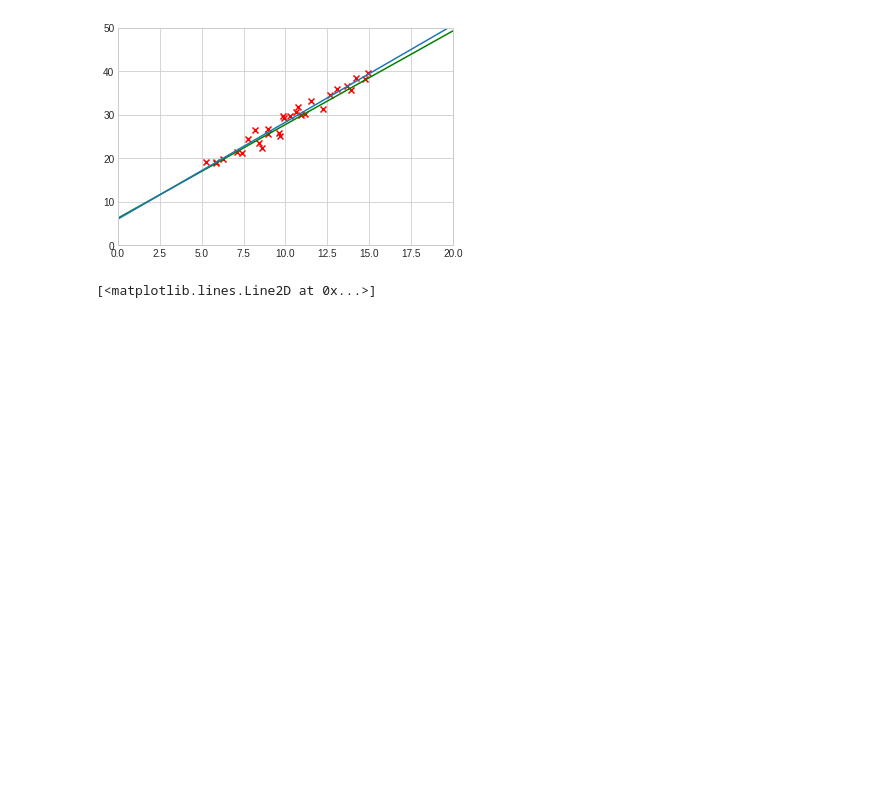
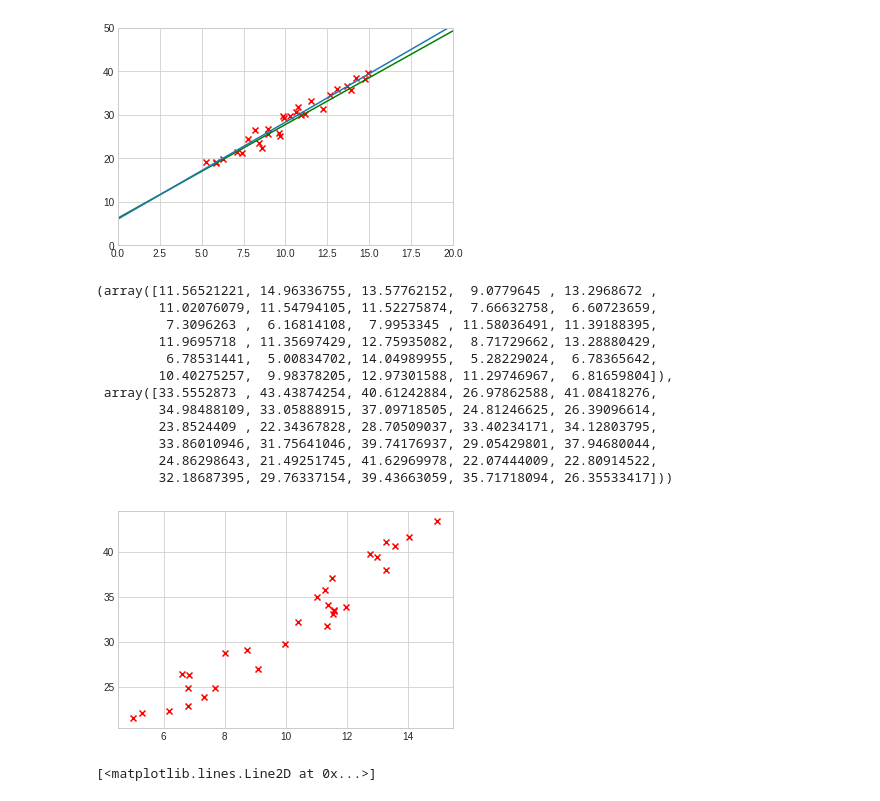
Before and after one commit to AmirulOm/tensorflowtraining, a Jupyter notebook: Basic.ipynb, the cells around one changed output. Cells and saved outputs as stored; diff of their text form; code cells hidden in the pictures; blank space fills up the shorter version.

```diff
--- a/Basic.ipynb
+++ b/Basic.ipynb
@@ -47,5 +166,0 @@ $\theta$  = The chosen parameter values or "weights" $(\theta_0,\theta_1,\theta_
-# %%
-%matplotlib inline
-import matplotlib.pyplot as plt
-plt.style.use('seaborn-whitegrid')
-import numpy as np
@@ -151,8 +259,26 @@ ax.scatter(x_data, y_data,marker="x",c="red")
 [figure]
 # %%
 x_data, y_data, grad, bias = generate_data()
+fig = plt.figure()
+ax = plt.axes()
+ax.scatter(x_data, y_data,marker="x",c="red")
 np.savetxt('x.txt', x_data)
-np.savetxt('y.txt', x_data)
+np.savetxt('y.txt', y_data)
+x_data , y_data
+# %% [output]
+(array([11.56521221, 14.96336755, 13.57762152,  9.0779645 , 13.2968672 ,
+        11.02076079, 11.54794105, 11.52275874,  7.66632758,  6.60723659,
+         7.3096263 ,  6.16814108,  7.9953345 , 11.58036491, 11.39188395,
+        11.9695718 , 11.35697429, 12.75935082,  8.71729662, 13.28880429,
+         6.78531441,  5.00834702, 14.04989955,  5.28229024,  6.78365642,
+        10.40275257,  9.98378205, 12.97301588, 11.29746967,  6.81659804]),
+ array([33.5552873 , 43.43874254, 40.61242884, 26.97862588, 41.08418276,
+        34.98488109, 33.05888915, 37.09718505, 24.81246625, 26.39096614,
+        23.8524409 , 22.34367828, 28.70509037, 33.40234171, 34.12803795,
+        33.86010946, 31.75641046, 39.74176937, 29.05429801, 37.94680044,
+        24.86298643, 21.49251745, 41.62969978, 22.07444009, 22.80914522,
+        32.18687395, 29.76337154, 39.43663059, 35.71718094, 26.35533417]))
+[figure, added]
 # %%
 import numpy as np
 
```
Also changed, not shown: parts of 45 cells of this notebook.
